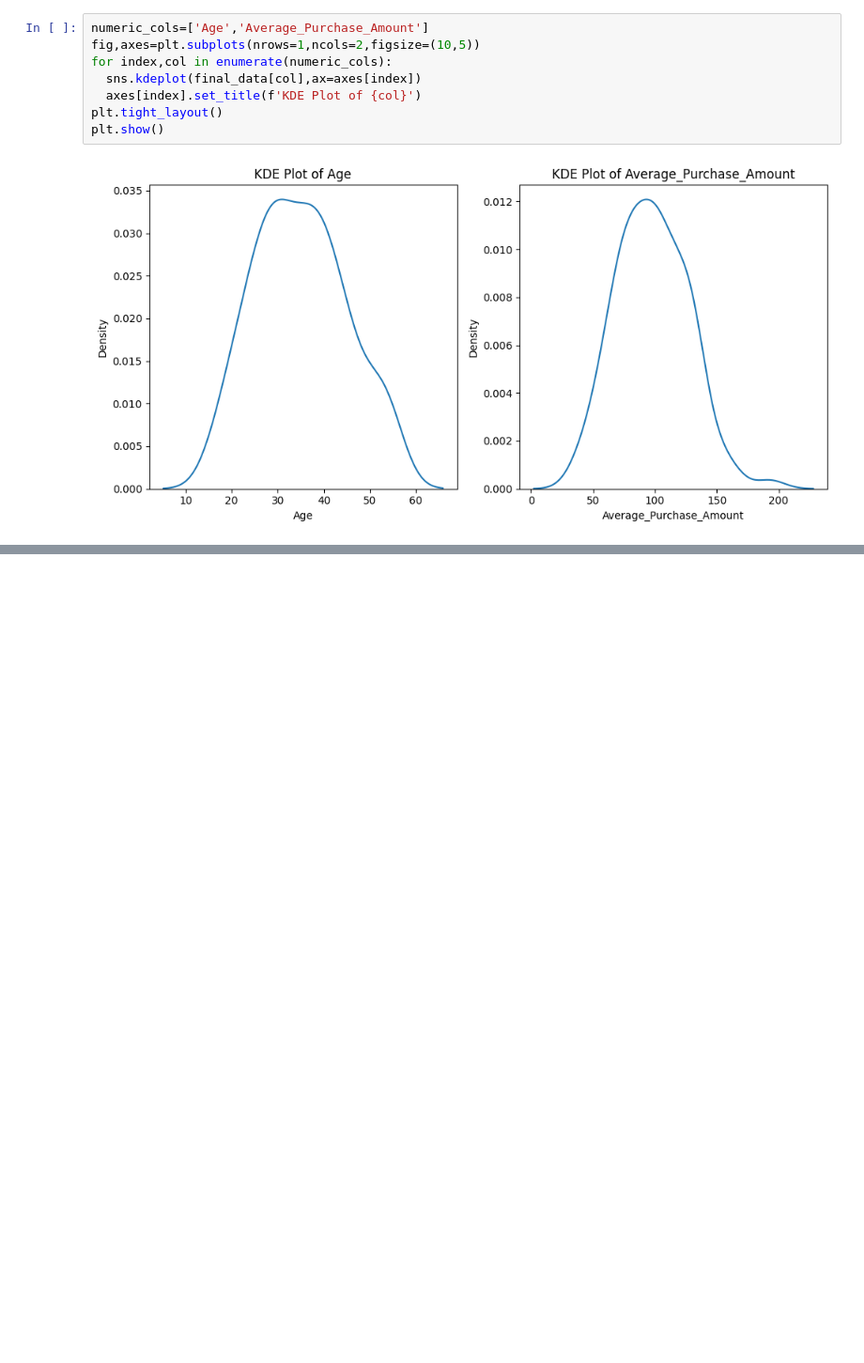
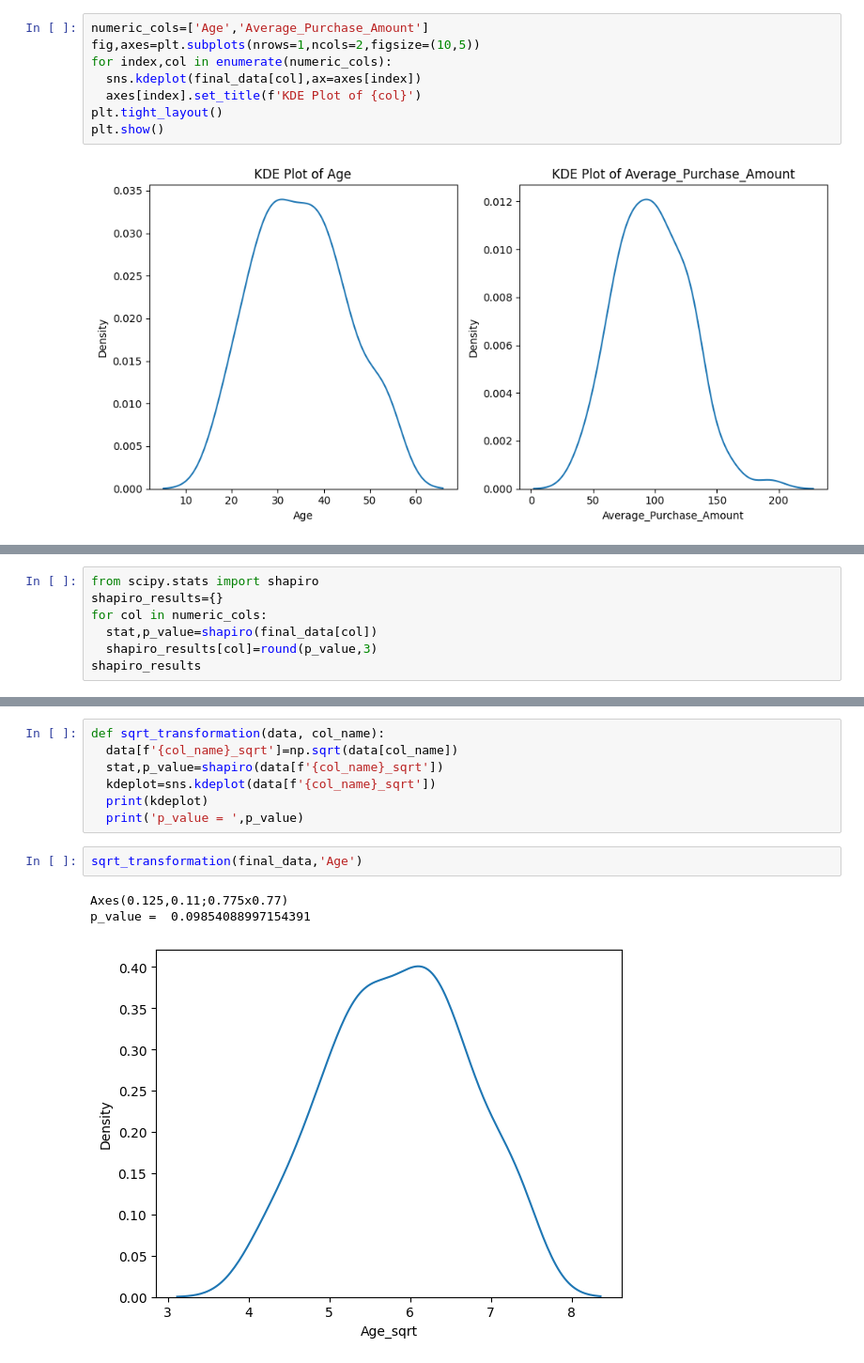
Before and after one commit to ABBAS-37405/PYTHON-AND-DATA-SCIENCE, a Jupyter notebook: dataclean.ipynb, the cells around one changed output, grey strips where cells are left out. Shown at 94% size. Drawn from its saved outputs; the diff is of its cells as text; blank space fills up the shorter version.

```diff
--- a/dataclean.ipynb
+++ b/dataclean.ipynb
@@ -642,0 +656,7 @@ plt.show()
+# %%
+from scipy.stats import shapiro
+shapiro_results={}
+for col in numeric_cols:
+  stat,p_value=shapiro(final_data[col])
+  shapiro_results[col]=round(p_value,3)
+shapiro_results
@@ -642,0 +676,13 @@ plt.show()
+# %%
+def sqrt_transformation(data, col_name):
+  data[f'{col_name}_sqrt']=np.sqrt(data[col_name])
+  stat,p_value=shapiro(data[f'{col_name}_sqrt'])
+  kdeplot=sns.kdeplot(data[f'{col_name}_sqrt'])
+  print(kdeplot)
+  print('p_value = ',p_value)
+# %%
+sqrt_transformation(final_data,'Age')
+# %% [output]
+Axes(0.125,0.11;0.775x0.77)
+p_value =  0.09854088997154391
+[figure, added]
```
Also changed, not shown: parts of 19 cells of this notebook.
